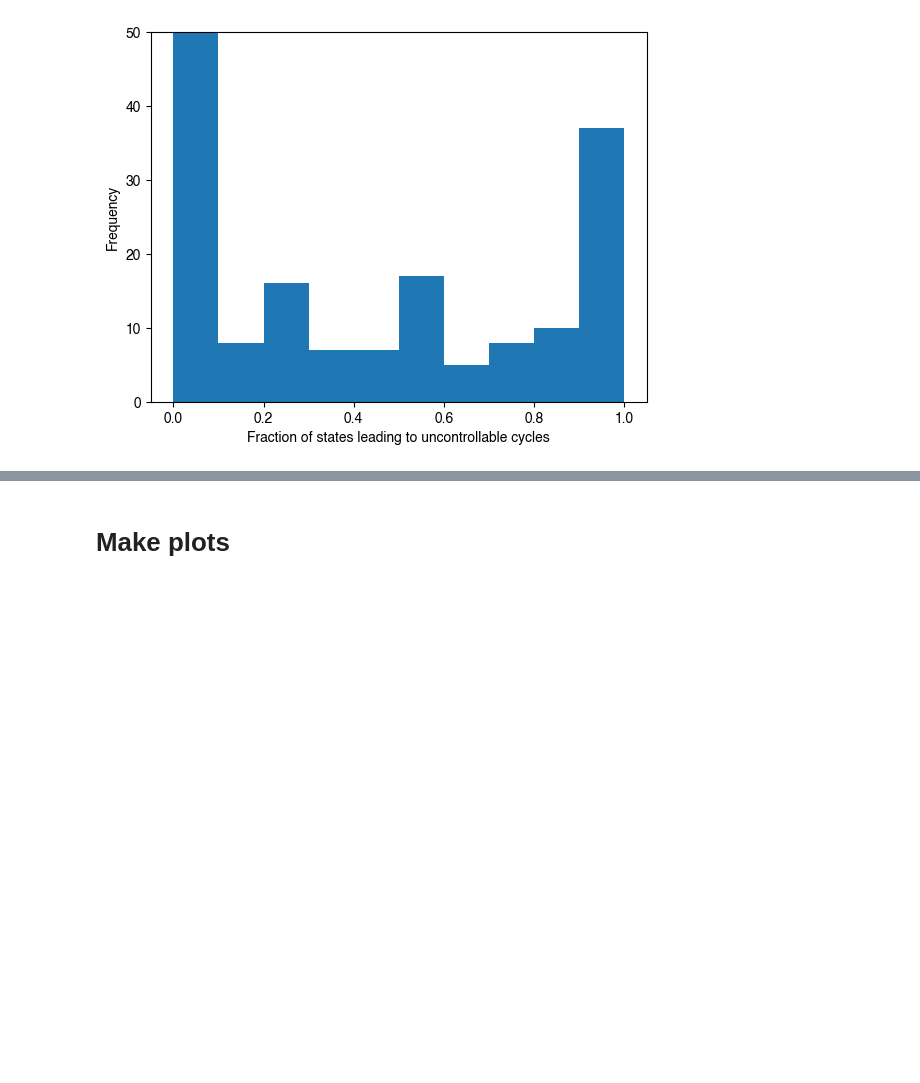
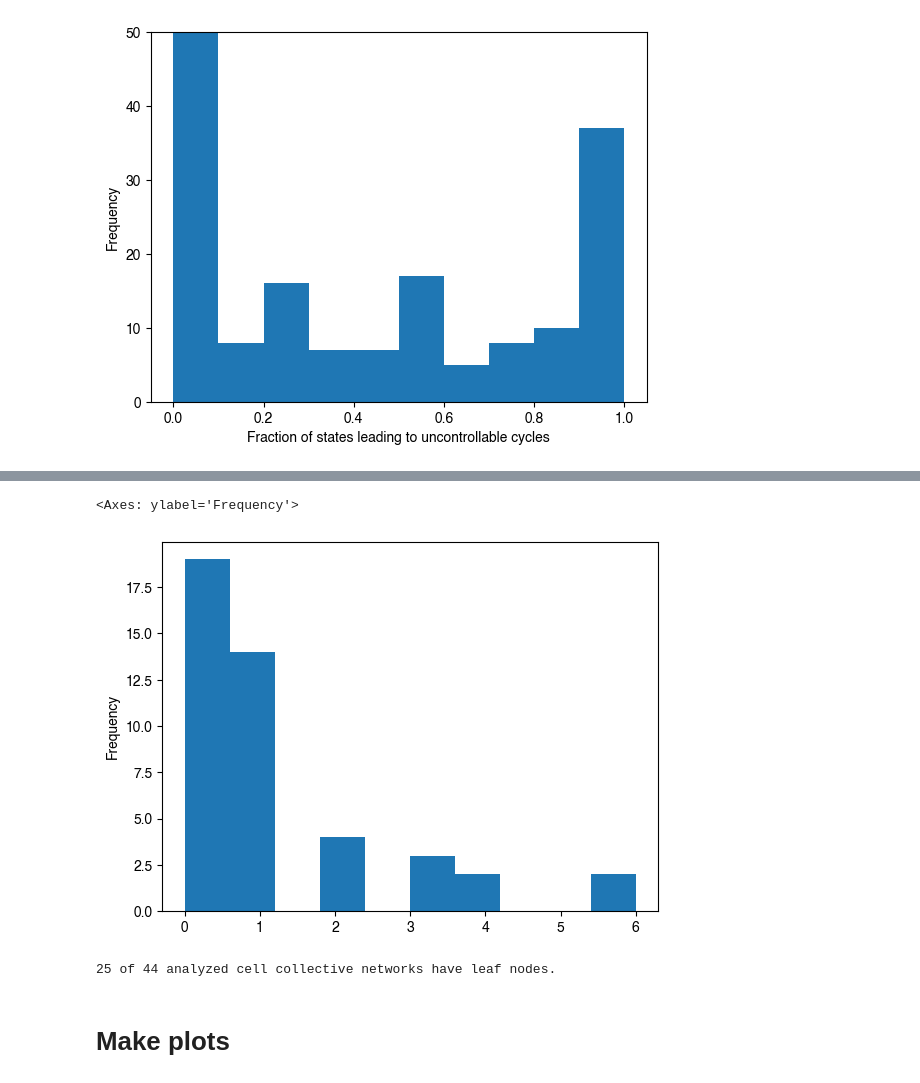
Before and after one commit to bcdaniels/Control-of-Synthetic-Boolean-Networks, a Jupyter notebook: CK_basin_sizes/basin-paper-figures.ipynb, the cells around one changed output, grey strips where cells are left out. Cells and saved outputs as stored; diff of their text form; code cells hidden in the pictures; blank space fills up the shorter version.

```diff
--- a/CK_basin_sizes/basin-paper-figures.ipynb
+++ b/CK_basin_sizes/basin-paper-figures.ipynb
@@ -474,0 +479,2 @@ ck_df['fraction of uncontrollable states'].plot.hist()
+# %%
+netDict = load_all_cell_collective_networks('../../Data/Cell Collective/')
@@ -474,0 +483,4 @@ ck_df['fraction of uncontrollable states'].plot.hist()
+# %%
+for name in netDict:
+    if nice_name(name) in ck_df.index:
+        ck_df.loc[nice_name(name),'num leaf nodes'] = len(leaf_nodes(netDict[name]))
@@ -475,3 +498,12 @@ ck_df['fraction of uncontrollable states'].plot.hist()
+# %%
+ck_df['num leaf nodes'].plot.hist()
+# %% [output]
+<Axes: ylabel='Frequency'>
+[figure, added]
+# %%
+print("{} of {} analyzed cell collective networks have leaf nodes.".format(len(ck_df[ck_df['num leaf nodes']>0]),len(ck_df)))
+# %% [output]
+25 of 44 analyzed cell collective networks have leaf nodes.
 # %% [markdown]
 # Make plots
 # %% [markdown]
```
Also changed, not shown: parts of 19 cells of this notebook, 1 other file.
